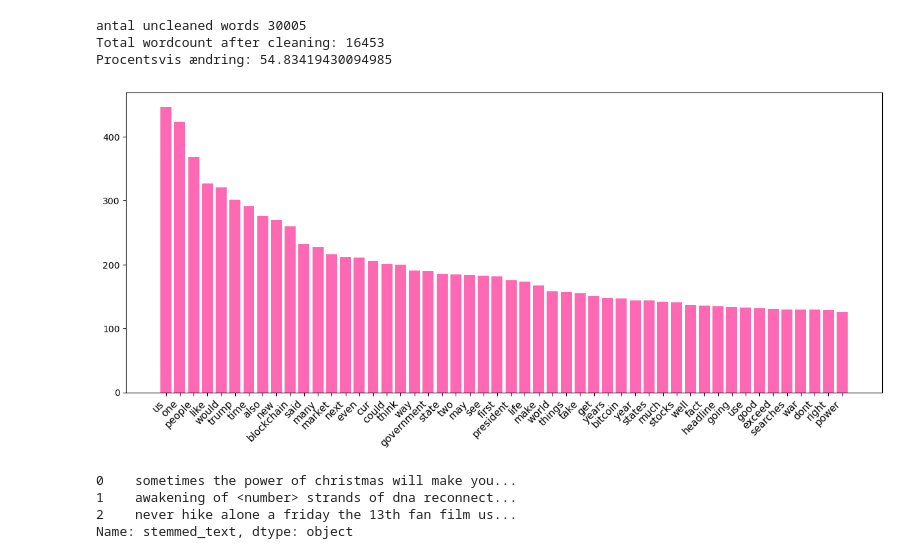
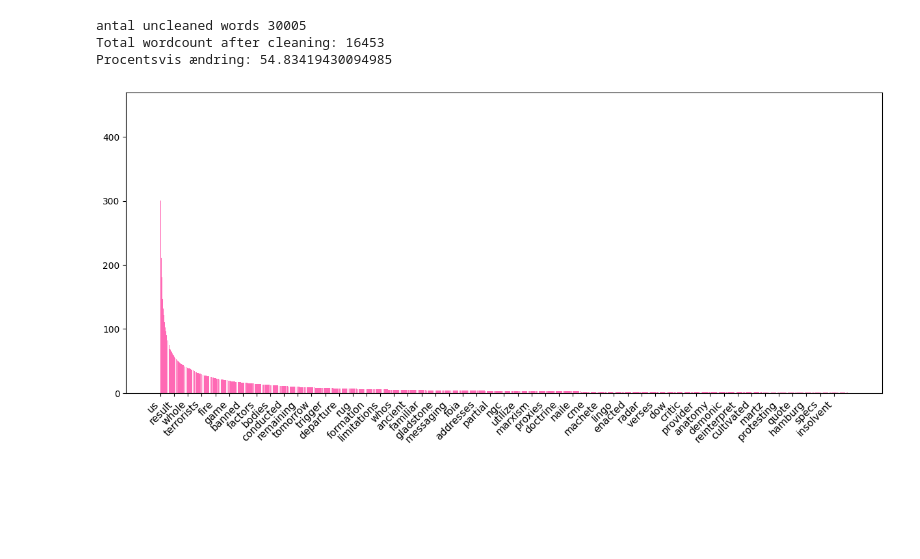
Before and after one commit to NikolajBruun/Fake-News, a Jupyter notebook: jupyter_cleaning.ipynb, the cells around one changed output. Saved outputs shown, nothing was run; the diff lists cells and outputs as text; code cells hidden in the pictures; blank space fills up the shorter version.

```diff
--- a/jupyter_cleaning.ipynb
+++ b/jupyter_cleaning.ipynb
@@ -77,29 +98,28 @@ antal uncleaned words 30005
 Total wordcount after cleaning: 16453
 Procentsvis ændring: 54.83419430094985
 # %%
-hypiggeste_ord = cleaned_antal_ord.most_common(50)              #De 50 mest hyppige ord i 'ord_antal', laves til en liste mad tupler,
+hypiggeste_ord = cleaned_antal_ord.most_common(10000)   #De 50 mest hyppige ord i 'ord_antal', laves til en liste mad tupler,
                                                         #bestående af ord og ordet's hyppighed
 
 ord = [ord for ord, tælling in hypiggeste_ord]          #Laver en liste med ordene fra 'hypiggeste_ord'.
                                                         #Her itereres gennem hver tuple og udtrækkes ordet.
 antal = [tælling for ord, tælling in hypiggeste_ord]    #Laver en liste med antal forekomster fra 'hypiggeste_ord'.
                                                         #Her itereres gennem hver tuple og udtrækkes antal forekomster.
 #Plottet
 plt.figure(figsize=(15, 6))                             #Figurens højde og bredde
 plt.bar(ord, antal, color = "hotpink")                  #'ord' og 'antal' sættes på x- og y-aksen i plottet
-plt.xticks(rotation=45, ha='right', fontsize=11)        #Teksten på x-aksen roteres og tekststørrelsen vælges
+#plt.xticks(rotation=45, ha='right', fontsize=11)
+plt.xticks(range(0, len(ord), 200), ord[::200], rotation=45, ha='right', fontsize=11)
+#Teksten på x-aksen roteres og tekststørrelsen vælges
 plt.show()
 # %% [output]
-[figure, old version]
+[figure, new version]
 # %%
 #Stemming med modulet nltk
-ps=PorterStemmer()
 
-auto_cleaning_df['stemmed_text']=auto_cleaning_df['cleaned'].apply(lambda x: ps.stem(x))
 
-print(auto_cleaning_df['stemmed_text'].head(3))
+def stemming():
+    from nltk.stem import PorterStemmer
+    ps=PorterStemmer()
+    auto_cleaning_df['stemmed_text']=auto_cleaning_df['cleaned'].parallel_apply(lambda x: ps.stem(x))
+stemming()
-# %% [output]
-0    sometimes the power of christmas will make you...
-1    awakening of <number> strands of dna reconnect...
-2    never hike alone a friday the 13th fan film us...
-Name: stemmed_text, dtype: object
```
Also changed, not shown: parts of 5 cells of this notebook.
